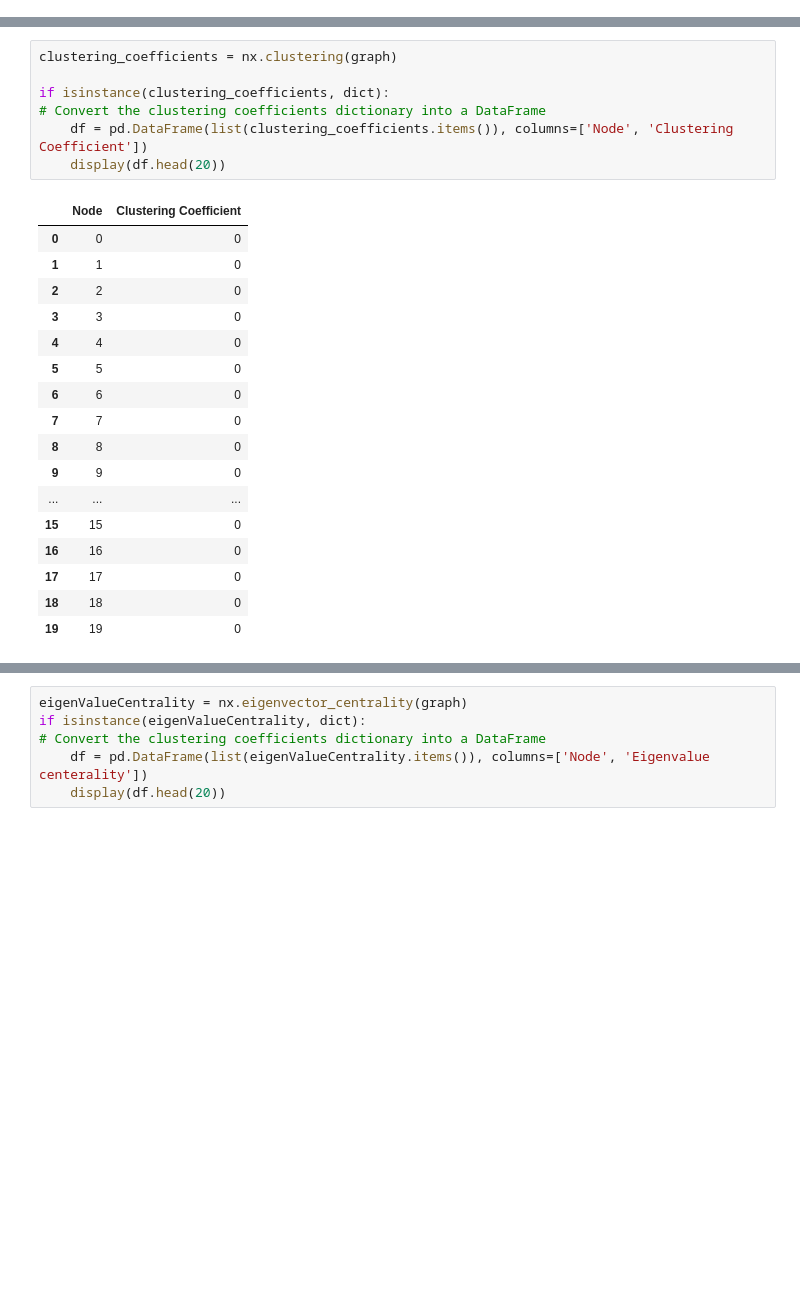
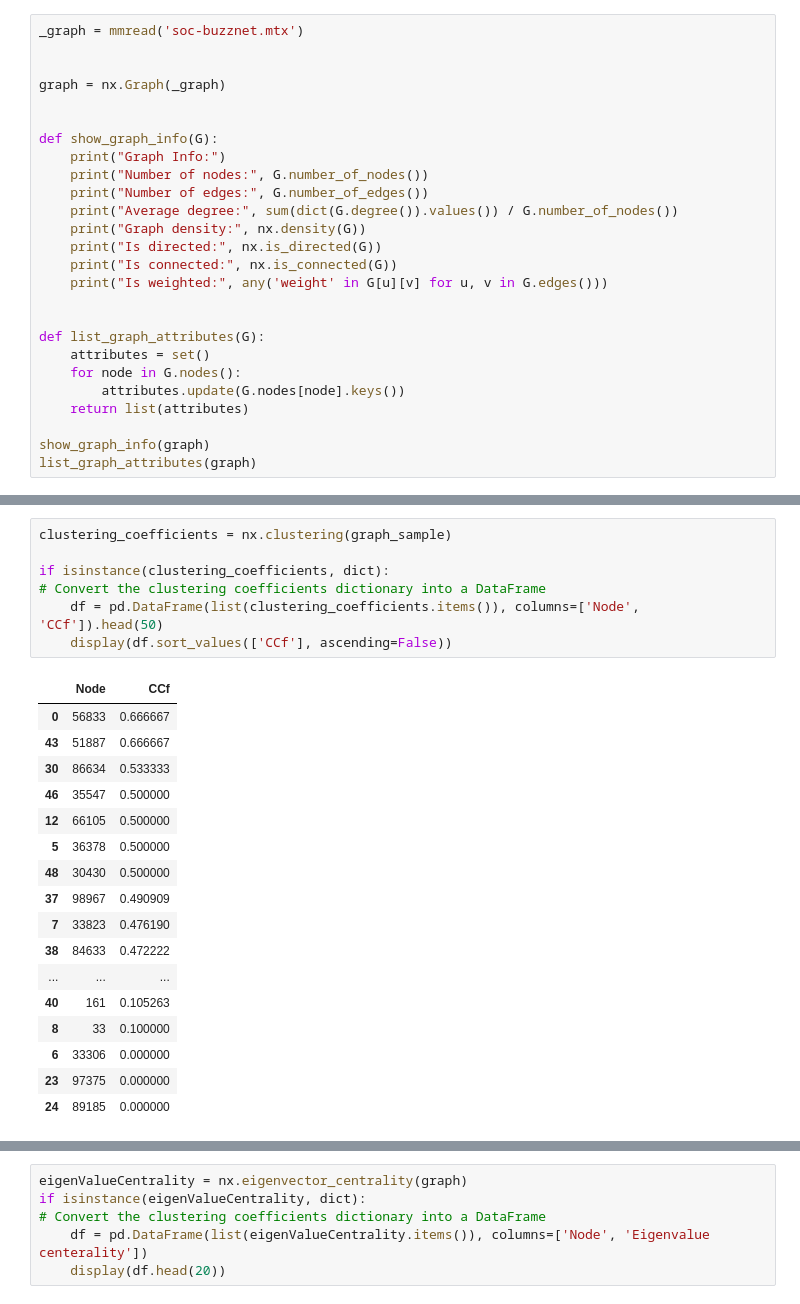
Before and after one commit to navidmafi/sna-semnanuniversity, a Jupyter notebook: main.ipynb, the cells around one changed output, grey strips where cells are left out. Cells and saved outputs as stored; diff of their text form; blank space fills up the shorter version.

Commit message:
use realworld data?

```diff
--- a/main.ipynb
+++ b/main.ipynb
@@ -38,0 +32,26 @@ vizgraph(graph)
+# %%
+_graph = mmread('soc-buzznet.mtx')
+
+
+graph = nx.Graph(_graph)
+
+
+def show_graph_info(G):
+    print("Graph Info:")
+    print("Number of nodes:", G.number_of_nodes())
+    print("Number of edges:", G.number_of_edges())
+    print("Average degree:", sum(dict(G.degree()).values()) / G.number_of_nodes())
+    print("Graph density:", nx.density(G))
+    print("Is directed:", nx.is_directed(G))
+    print("Is connected:", nx.is_connected(G))
+    print("Is weighted:", any('weight' in G[u][v] for u, v in G.edges()))
+
+
+def list_graph_attributes(G):
+    attributes = set()
+    for node in G.nodes():
+        attributes.update(G.nodes[node].keys())
+    return list(attributes)
+
+show_graph_info(graph)
+list_graph_attributes(graph)
@@ -39,28 +148,28 @@ vizgraph(graph)
 # %%
-clustering_coefficients = nx.clustering(graph)
+clustering_coefficients = nx.clustering(graph_sample)
 
 if isinstance(clustering_coefficients, dict):
 # Convert the clustering coefficients dictionary into a DataFrame
-    df = pd.DataFrame(list(clustering_coefficients.items()), columns=['Node', 'Clustering Coefficient'])
-    display(df.head(20))
+    df = pd.DataFrame(list(clustering_coefficients.items()), columns=['Node', 'CCf']).head(50)
+    display(df.sort_values(['CCf'], ascending=False))
 # %% [output]
-|  | Node | Clustering Coefficient |
-| 0 | 0 | 0 |
-| 1 | 1 | 0 |
-| 2 | 2 | 0 |
-| 3 | 3 | 0 |
-| 4 | 4 | 0 |
-| 5 | 5 | 0 |
-| 6 | 6 | 0 |
-| 7 | 7 | 0 |
-| 8 | 8 | 0 |
-| 9 | 9 | 0 |
+|  | Node | CCf |
+| 0 | 56833 | 0.666667 |
+| 43 | 51887 | 0.666667 |
+| 30 | 86634 | 0.533333 |
+| 46 | 35547 | 0.500000 |
+| 12 | 66105 | 0.500000 |
+| 5 | 36378 | 0.500000 |
+| 48 | 30430 | 0.500000 |
+| 37 | 98967 | 0.490909 |
+| 7 | 33823 | 0.476190 |
+| 38 | 84633 | 0.472222 |
 | ... | ... | ... |
-| 15 | 15 | 0 |
-| 16 | 16 | 0 |
-| 17 | 17 | 0 |
-| 18 | 18 | 0 |
-| 19 | 19 | 0 |
+| 40 | 161 | 0.105263 |
+| 8 | 33 | 0.100000 |
+| 6 | 33306 | 0.000000 |
+| 23 | 97375 | 0.000000 |
+| 24 | 89185 | 0.000000 |
 # %%
 degrees = [graph.degree(n) for n in graph.nodes()]
 degree_count = {degree: degrees.count(degree) for degree in set(degrees)}
```
Also changed, not shown: parts of 8 cells of this notebook, 3 other files.
